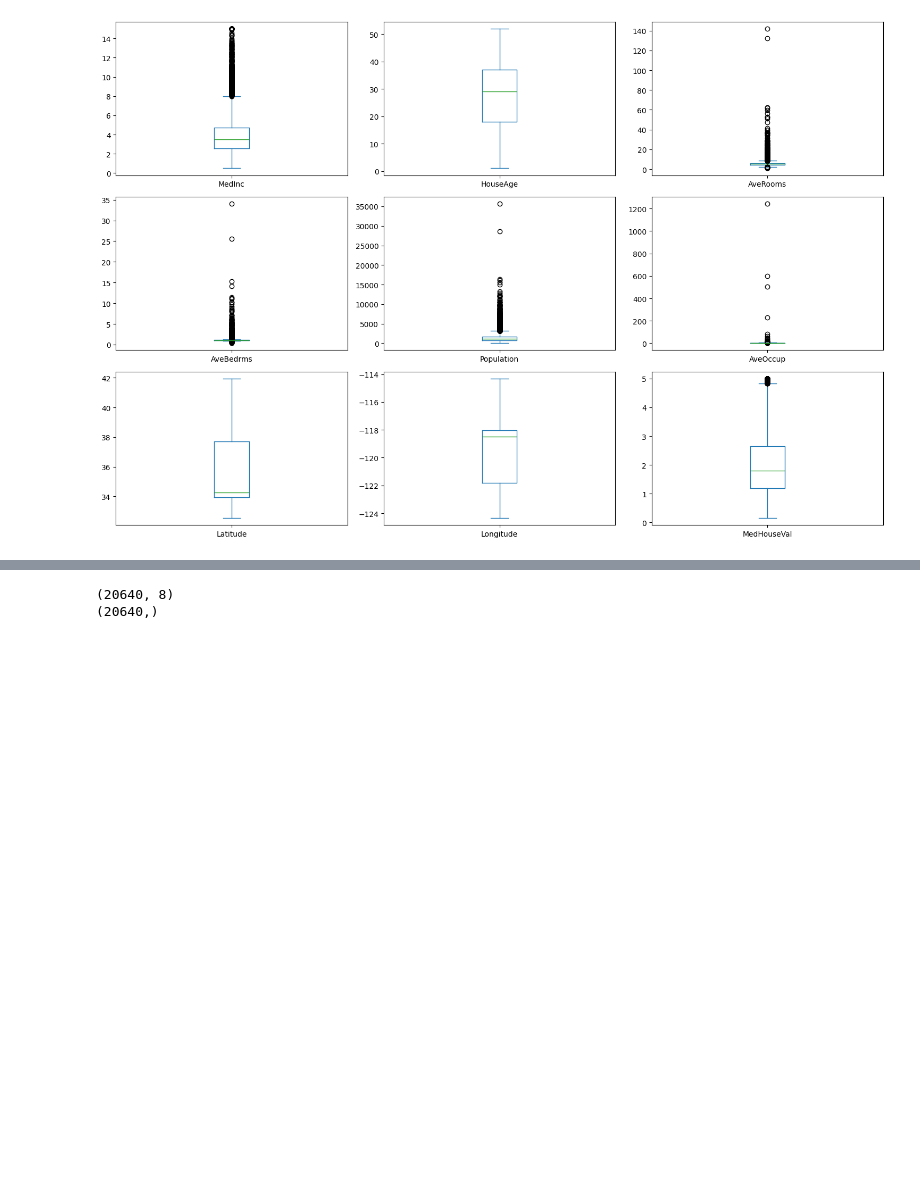
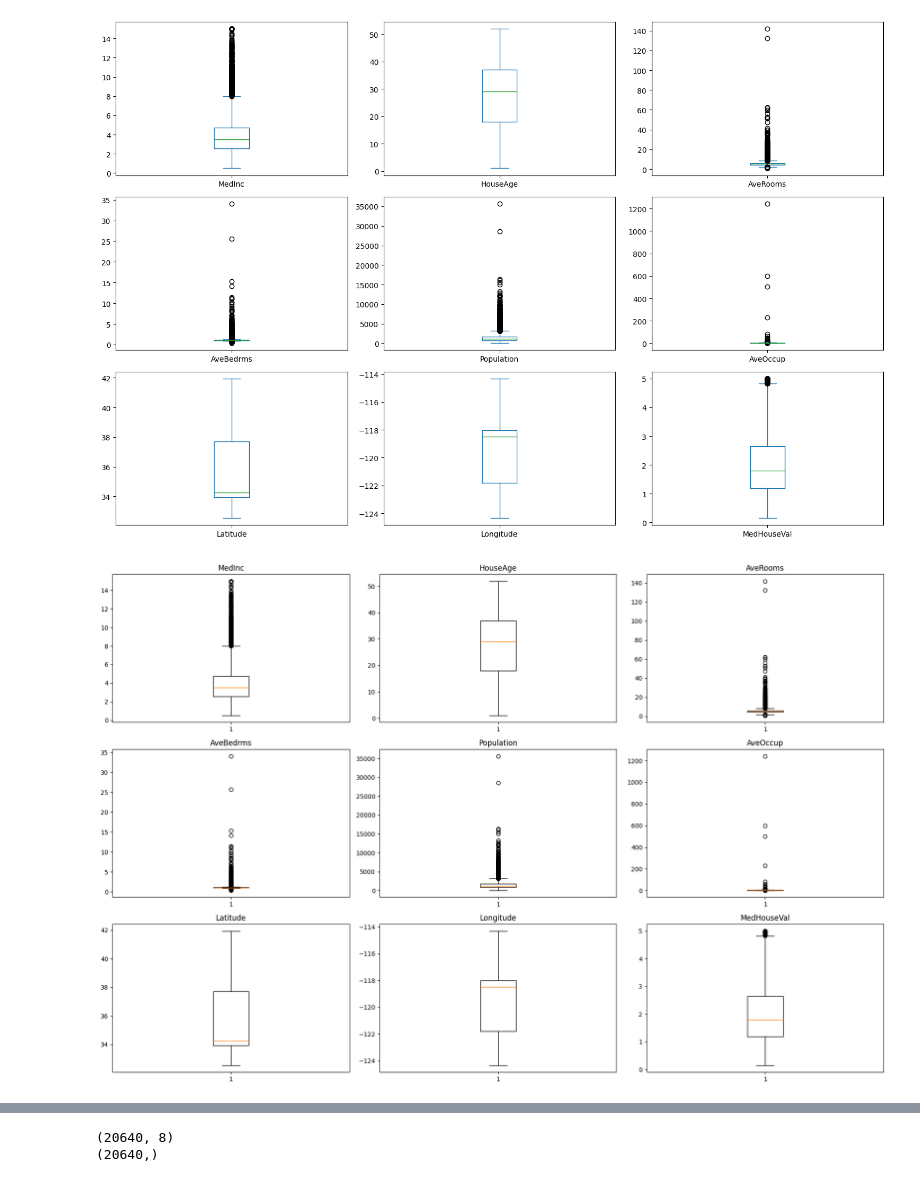
Before and after one commit to mim-1999/california-housing-regression, a Jupyter notebook: notebooks/01_eda_and_regression.ipynb, the cells around one changed output, grey strips where cells are left out. Cells and saved outputs as stored; diff of their text form; code cells hidden in the pictures; blank space fills up the shorter version.

```diff
--- a/notebooks/01_eda_and_regression.ipynb
+++ b/notebooks/01_eda_and_regression.ipynb
@@ -119,3 +151,16 @@ plt.tight_layout()
 plt.show()
 # %% [output]
 [figure]
+# %%
+fig, axes = plt.subplots(3, 3, figsize=(18, 12))
+axes = axes.flatten()
+
+for i, col in enumerate(df.columns):
+    axes[i].boxplot(df[col])
+    axes[i].set_title(col)
+
+plt.tight_layout()
+plt.savefig('images/boxplots_all.png', dpi=100)
+plt.show()
+# %% [output]
+[figure, added]
```
Also changed, not shown: parts of 19 cells of this notebook.
